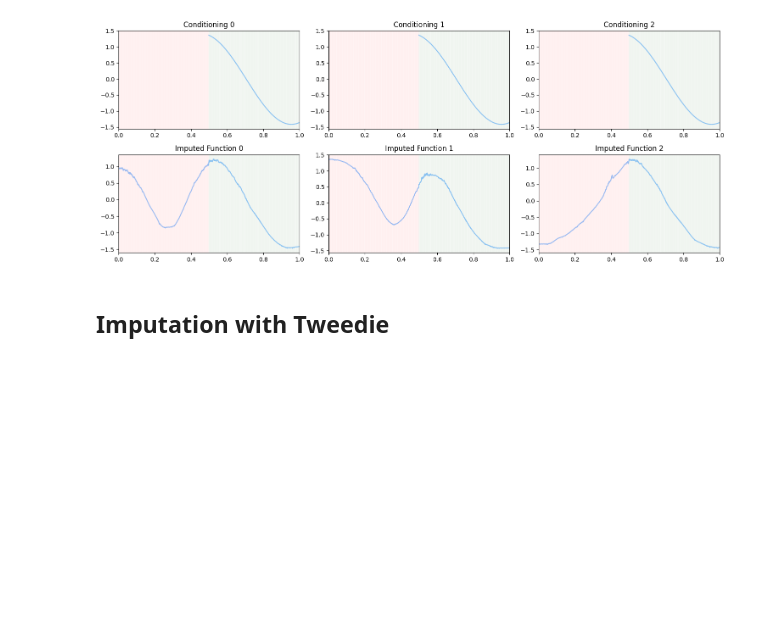
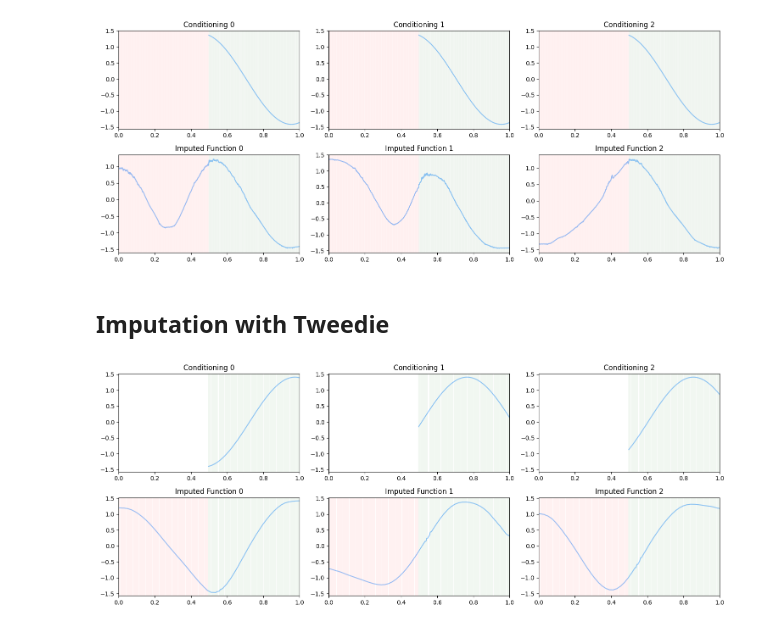
Before and after one commit to HamidrezaKmK/cond-diffusion-operators-edm, a Jupyter notebook: notebooks/1d_reanalysis.ipynb, the cells around one changed output. Drawn from its saved outputs; the diff is of its cells as text; code cells hidden in the pictures; blank space fills up the shorter version.

```diff
--- a/notebooks/1d_reanalysis.ipynb
+++ b/notebooks/1d_reanalysis.ipynb
@@ -207,6 +208,101 @@ plt.tight_layout()
 [figure]
 # %% [markdown]
 ## Imputation with Tweedie
+# %%
+num_steps = 50
+batch_size = 3
+rho = 7
+resolution = 200
+generation_seed=99
+sigma_min = 0.2
+sigma_max = 80
+freq_ref = 1
+freq_gen = 1
+###
+
+noising_kernel = RBFIrregular()
+dloader = DataLoader(
+    dataset=PinkNoise1D(
+        total_count=1000,
+        num_samples=resolution,
+        low_pass_threshold=2.,
+        make_irregular=True,
+        bernoulli_p=0.99,
+        fixed_irregularity_seed=42,
+        threshold_type="absolute"
+    ),
+    batch_size=3,
+    shuffle=True,
+    collate_fn=CompositeCollate([MakeConditional(), CollateMesh()]),
+)
+(ref_coords, ref_values), ref_conditioning = next(iter(dloader))
+
+ref_values = ref_values[:, ref_coords.numel() // 2::freq_ref]
+generation_coords = ref_coords[:, :ref_coords.numel() // 2:freq_gen]
+ref_coords = ref_coords[:, ref_coords.numel() // 2::freq_ref]
+
+fig, axes = plt.subplots(2, batch_size, figsize=(15, 6))
+
+all_coords = torch.cat([generation_coords, ref_coords], dim=1)
+
+inp_rbf = all_coords.unsqueeze(0)
+rbf_noise = noising_kernel.sample(inp_rbf)
+# sampler = TheoreticalImputationTweedieSampler(
+#     noising_kernel=RBFIrregular(),
+#     verbose=True,
+#     tweedie_optimization_steps=1,
+#     tweedie_lr=0.5,
+#     r=.1,
+# )
+sampler = PracticalImputationTweedieSampler(
+    noising_kernel=RBFIrregular(),
+    verbose=True,
+)
+
+samples = sampler(
+    batch_size=batch_size,
+    net=denoiser_network,
+    coords=generation_coords,
+    coord_ref=ref_coords,
+    values_ref=ref_values,
+    conditioning=None,
+    num_steps=num_steps,
+    sigma_max=sigma_max,
+    sigma_min=sigma_min,
+    rho=rho,
+)
+mx = max(torch.max(samples), torch.max(ref_values)) + 0.1
+mn = min(torch.min(samples), torch.min(ref_values)) - 0.1
+for i in range(batch_size):
+    if batch_size == 1:
+        ax = axes[0]
+    else:
+        ax = axes[0, i]
+    all_coords = torch.cat([generation_coords, ref_coords], dim=1)
+    ax.plot(ref_coords.squeeze(), ref_values[i])
+    ax.set_title(f"Conditioning {i}")
+    for x in ref_coords.squeeze():
+        ax.axvline(x, color="green", alpha=10. / resolution)
+    ax.set_xlim([0, 1])
+    ax.set_ylim([mn, mx])
+
+    # sample after re-analysis
+    if batch_size == 1:
+        ax = axes[1]
+    else:
+        ax = axes[1, i]
+    sorted_coords, coord_idx = torch.sort(all_coords.squeeze())
+    ax.plot(sorted_coords, samples[i][coord_idx])
+    ax.set_title(f"Imputed Function {i}")
+    for x in generation_coords.squeeze():
+        ax.axvline(x, color="red", alpha=10. / resolution)
+    for x in ref_coords.squeeze():
+        ax.axvline(x, color="green", alpha=10. / resolution)
+    ax.set_xlim([0, 1])
+    ax.set_ylim([mn, mx])
+plt.tight_layout()
+# %% [output]
+[figure, added]
 # %%
 num_steps = 30
 batch_size = 3
```
Also changed, not shown: parts of 3 cells of this notebook, 1 other file.
